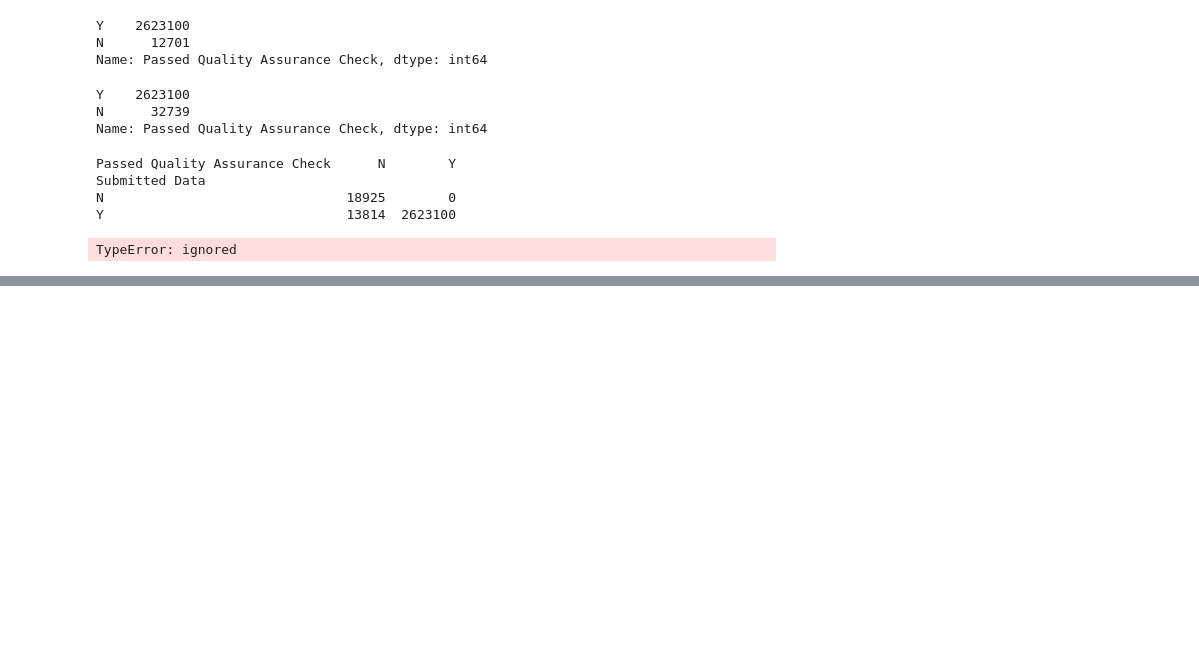
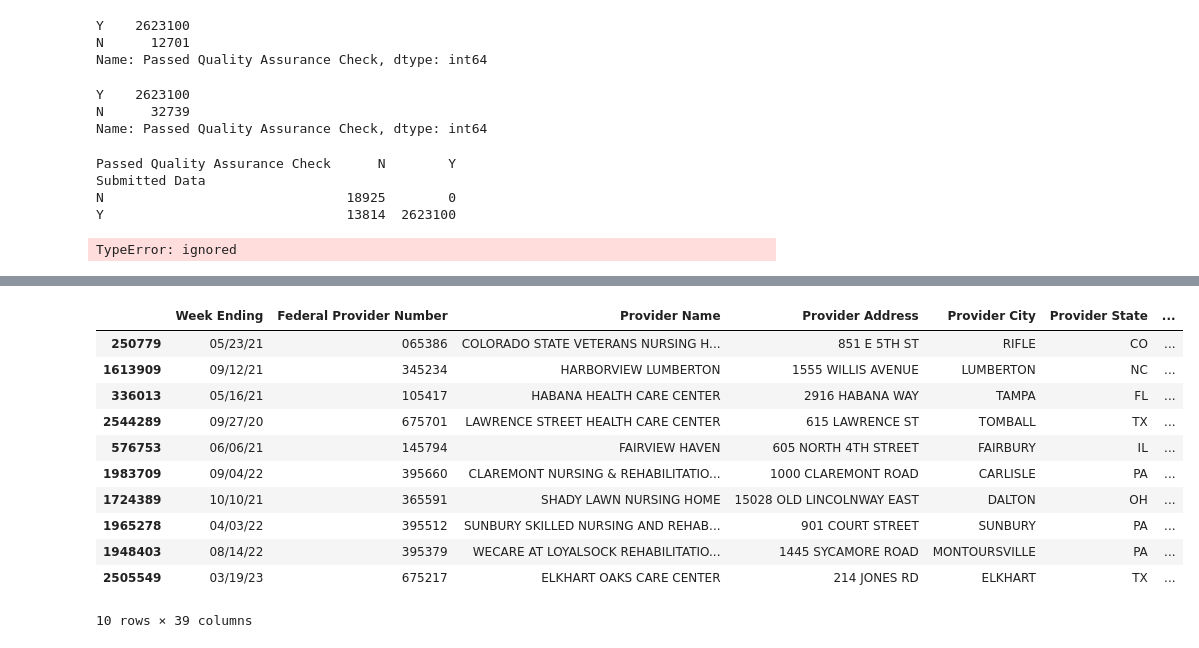
Before and after one commit to jas-tang/datasci_5_statistics, a Jupyter notebook: datasci_5_statistics.ipynb, the cells around one changed output, grey strips where cells are left out. Drawn from its saved outputs; the diff is of its cells as text; code cells hidden in the pictures; blank space fills up the shorter version.

```diff
--- a/datasci_5_statistics.ipynb
+++ b/datasci_5_statistics.ipynb
@@ -142,0 +159,3 @@ TypeError: ignored
+# %%
+df2 = pd.read_csv('/content/sample_data/c19 nursing home.csv')
+df2.sample(5)
@@ -142,0 +170,17 @@ TypeError: ignored
+# %%
+df2['Total Resident Confirmed COVID-19 Cases Per 1,000 Residents'] = df2['Total Resident Confirmed COVID-19 Cases Per 1,000 Residents'].dropna()
+# %%
+df2.sample(10)
+# %% [output]
+|  | Week Ending | Federal Provider Number | Provider Name | Provider Address | Provider City | Provider State | ... |
+| 250779 | 05/23/21 | 065386 | COLORADO STATE VETERANS NURSING H... | 851 E 5TH ST | RIFLE | CO | ... |
+| 1613909 | 09/12/21 | 345234 | HARBORVIEW LUMBERTON | 1555 WILLIS AVENUE | LUMBERTON | NC | ... |
+| 336013 | 05/16/21 | 105417 | HABANA HEALTH CARE CENTER | 2916 HABANA WAY | TAMPA | FL | ... |
+| 2544289 | 09/27/20 | 675701 | LAWRENCE STREET HEALTH CARE CENTER | 615 LAWRENCE ST | TOMBALL | TX | ... |
+| 576753 | 06/06/21 | 145794 | FAIRVIEW HAVEN | 605 NORTH 4TH STREET | FAIRBURY | IL | ... |
+| 1983709 | 09/04/22 | 395660 | CLAREMONT NURSING & REHABILITATIO... | 1000 CLAREMONT ROAD | CARLISLE | PA | ... |
+| 1724389 | 10/10/21 | 365591 | SHADY LAWN NURSING HOME | 15028 OLD LINCOLNWAY EAST | DALTON | OH | ... |
+| 1965278 | 04/03/22 | 395512 | SUNBURY SKILLED NURSING AND REHAB... | 901 COURT STREET | SUNBURY | PA | ... |
+| 1948403 | 08/14/22 | 395379 | WECARE AT LOYALSOCK REHABILITATIO... | 1445 SYCAMORE ROAD | MONTOURSVILLE | PA | ... |
+| 2505549 | 03/19/23 | 675217 | ELKHART OAKS CARE CENTER | 214 JONES RD | ELKHART | TX | ... |
+10 rows × 39 columns
```
Also changed, not shown: parts of 23 cells of this notebook.
